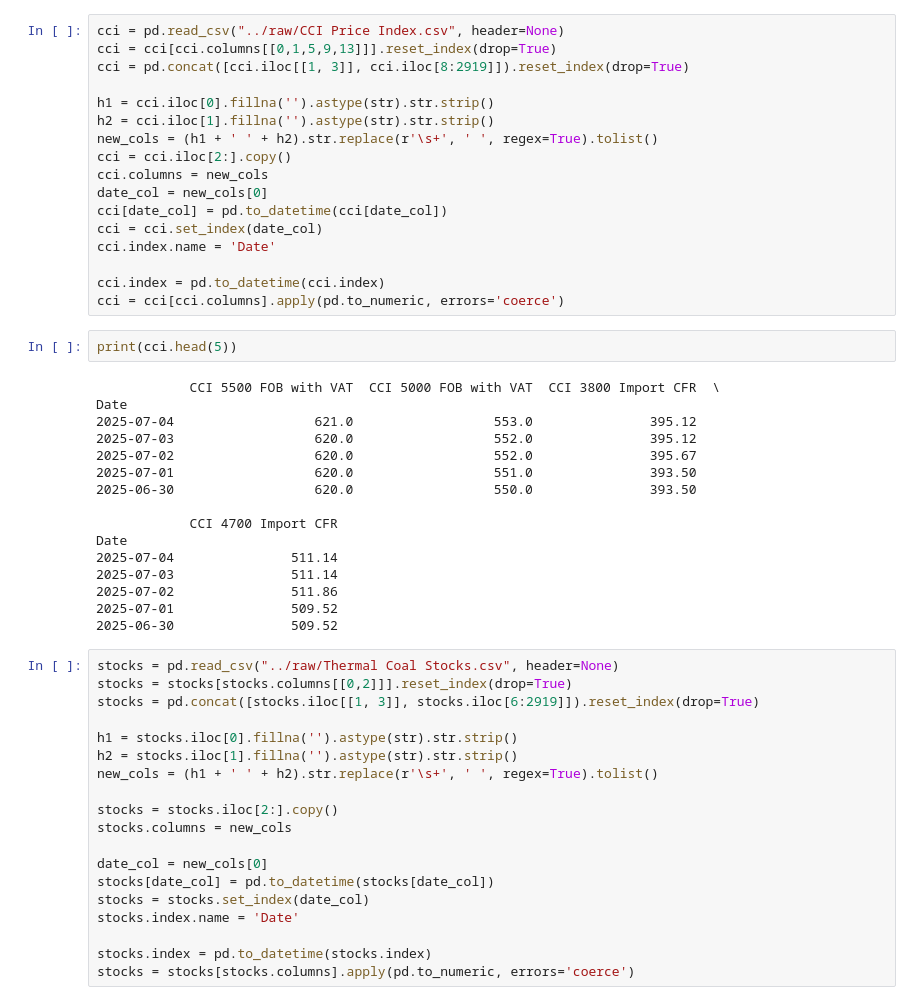
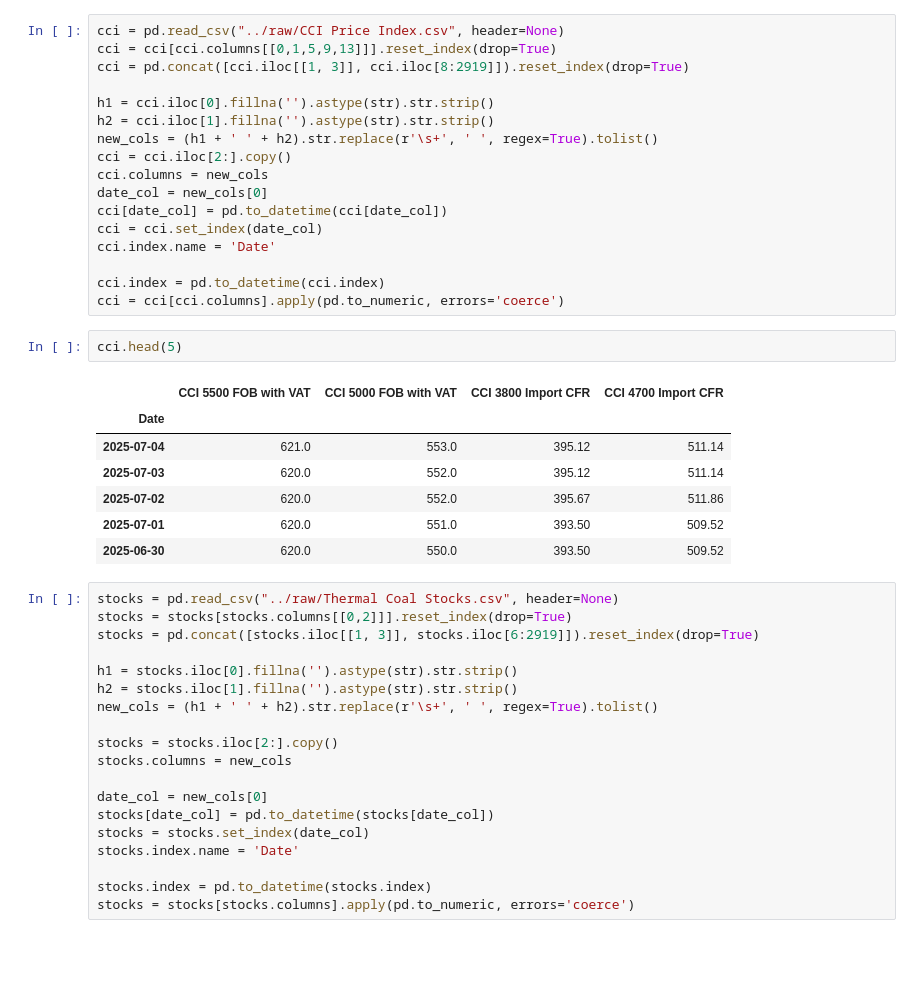
Before and after one commit to simyeekai/china-coal-inventory-alpha, a Jupyter notebook: notebook/main.ipynb, the cells around one changed output. Cells and saved outputs as stored; diff of their text form; blank space fills up the shorter version.

```diff
--- a/notebook/main.ipynb
+++ b/notebook/main.ipynb
@@ -23,23 +23,15 @@ cci.index.name = 'Date'
 cci.index = pd.to_datetime(cci.index)
 cci = cci[cci.columns].apply(pd.to_numeric, errors='coerce')
 # %%
-print(cci.head(5))
+cci.head(5)
 # %% [output]
-            CCI 5500 FOB with VAT  CCI 5000 FOB with VAT  CCI 3800 Import CFR  \
-Date
-2025-07-04                  621.0                  553.0               395.12
-2025-07-03                  620.0                  552.0               395.12
-2025-07-02                  620.0                  552.0               395.67
-2025-07-01                  620.0                  551.0               393.50
-2025-06-30                  620.0                  550.0               393.50
-
-            CCI 4700 Import CFR
-Date
-2025-07-04               511.14
-2025-07-03               511.14
-2025-07-02               511.86
-2025-07-01               509.52
-2025-06-30               509.52
+|  | CCI 5500 FOB with VAT | CCI 5000 FOB with VAT | CCI 3800 Import CFR | CCI 4700 Import CFR |
+| Date |  |  |  |  |
+| 2025-07-04 | 621.0 | 553.0 | 395.12 | 511.14 |
+| 2025-07-03 | 620.0 | 552.0 | 395.12 | 511.14 |
+| 2025-07-02 | 620.0 | 552.0 | 395.67 | 511.86 |
+| 2025-07-01 | 620.0 | 551.0 | 393.50 | 509.52 |
+| 2025-06-30 | 620.0 | 550.0 | 393.50 | 509.52 |
 # %%
 stocks = pd.read_csv("../raw/Thermal Coal Stocks.csv", header=None)
 stocks = stocks[stocks.columns[[0,2]]].reset_index(drop=True)
```
Also changed, not shown: parts of 6 cells of this notebook.
